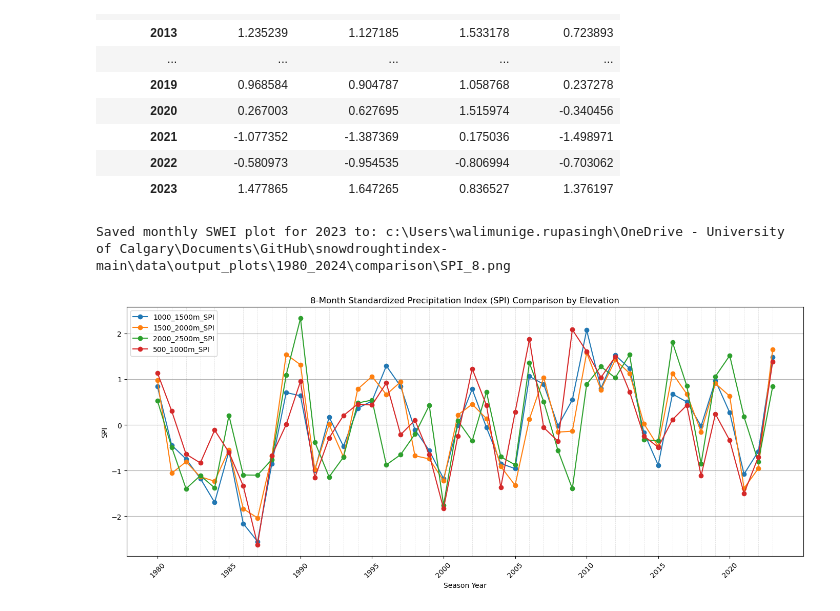
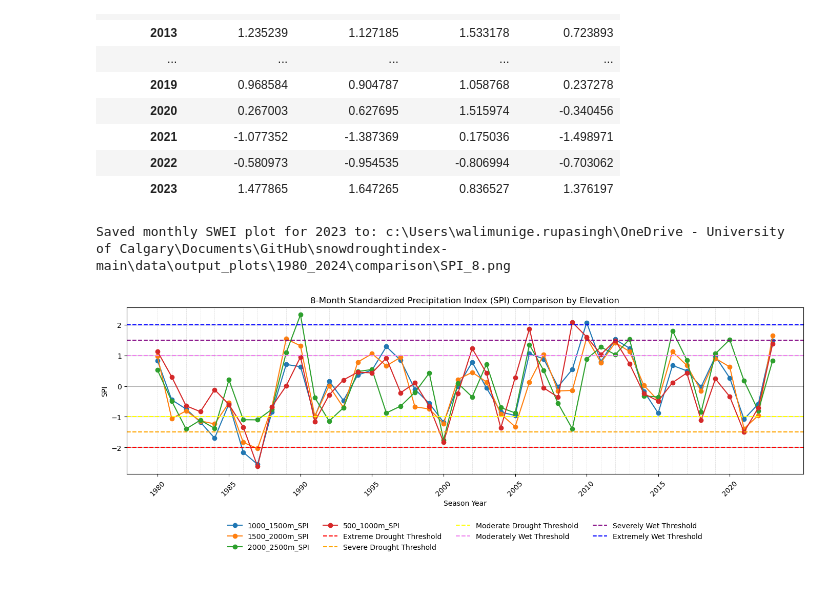
Before and after one commit to Nadiesenali/snowdroughtindex-main, a Jupyter notebook: notebooks/workflows/6_indices_comparison.ipynb, the cells around one changed output. Drawn from its saved outputs; the diff is of its cells as text; code cells hidden in the pictures.

Commit message:
Add initial notebook for 2005 comparison analysis

```diff
--- a/notebooks/workflows/6_indices_comparison.ipynb
+++ b/notebooks/workflows/6_indices_comparison.ipynb
@@ -34,14 +36,16 @@ from snowdroughtindex.core import sswei
 # %%
 # Configuration
 config = {
-    'casr_input_dir': project_root / 'data' / 'output_data' / 'merged_2d'/'1980_2024'/'bow_combined_full_data.csv',
-    'shapefile_dir': project_root / 'data' / 'input_data' / 'shapefiles'/'BowRiverBasin'/'Bow_elevation_combined.shp',
-    'output_dir': project_root / 'data' / 'output_data' / '1980_2024'/ 'comparison',
-    'plots': project_root / 'data' / 'output_plots' / '1980_2024'/'comparison',
+    'casr_input_dir': project_root / 'data' / 'output_data' / 'merged_2d' / '1980_2024' / 'bow_combined_full_data.csv',
+    'SnoDRI_dir': project_root / 'data' / 'output_data' / '1980_2024' / 'comparison' / 'SnoDRI_final.csv',
+    'shapefile_dir': project_root / 'data' / 'input_data' / 'shapefiles' / 'BowRiverBasin' / 'Bow_elevation_combined.shp',
+    'output_dir': project_root / 'data' / 'output_data' / '1980_2024' / 'comparison',
+    'plots': project_root / 'data' / 'output_plots' / '1980_2024' / 'comparison',
 }
 
 # Create output directories
-#config['merged_output_dir'].mkdir(parents=True, exist_ok=True)
+config['output_dir'].mkdir(parents=True, exist_ok=True)
+config['plots'].mkdir(parents=True, exist_ok=True)
 
 print("Configuration set")
 print(f"Output directory: {config['output_dir']}")
@@ -219,11 +223,16 @@ swe_df['daily_SWE_change'] = swe_df['daily_SWE_change'].fillna(0)
 swe_df.loc[swe_df['daily_SWE_change'] < 0, 'daily_SWE_change'] = 0
 
 # drop precipitation, mean_Temp, Max_Temp, Humidity, Flux, month, year, date columns if they exist
-cols_to_drop = ['Precipitation', 'Mean_Temp', 'Max_Temp', 'Humidity', 'Flux', 'month', 'year', 'date']
+cols_to_drop = ['Precipitation', 'Mean_Temp', 'Max_Temp', 'Humidity', 'Flux', 'month', 'year', 'date','Surface_Pressure','Vwind']
 existing = [c for c in cols_to_drop if c in swe_df.columns]
 if existing:
 	swe_df = swe_df.drop(columns=existing)
 
+# save the updated DataFrame to a CSV file
+out_file_swe_change = config['output_dir'] / 'For_SWEI_calculation.csv'
+swe_df.to_csv(out_file_swe_change, index=True)
+print(f"Saved daily SWE change data to: {out_file_swe_change}")
+
 # Display the updated DataFrame
 display(swe_df)
 # %% [output]
@@ -763,26 +1163,34 @@ display(spi_df.tail(20))
 # %%
 # Plot all SPI columns from spi_df on the same graph for comparison
 plt.figure(figsize=(14, 6))
 for col in spi_df.columns:
     plt.plot(spi_df.index, spi_df[col], marker='o', label=col)
 
+# Add thresholds for drought classifications
+plt.axhline(-2.0, color='r', linestyle='--', label='Extreme Drought Threshold')
+plt.axhline(-1.5, color='orange', linestyle='--', label='Severe Drought Threshold')
+plt.axhline(-1.0, color='yellow', linestyle='--', label='Moderate Drought Threshold')
+plt.axhline(1.0, color='violet', linestyle='--', label='Moderately Wet Threshold')
+plt.axhline(1.5, color='purple', linestyle='--', label='Severely Wet Threshold')
+plt.axhline(2.0, color='blue', linestyle='--', label='Extremely Wet Threshold')
+
 plt.xlabel('Season Year')
 plt.ylabel('SPI')
 plt.title('8-Month Standardized Precipitation Index (SPI) Comparison by Elevation')
-plt.legend()
+plt.legend(ncol=4, loc='lower center', bbox_to_anchor=(0.5, -0.50), frameon=False)
 plt.grid(True, axis='y')
 for year in spi_df.index:
     plt.axvline(x=year, color='gray', linestyle='--', linewidth=0.5, alpha=0.3)
 plt.xticks(
     ticks=spi_df.index[::5],  # every 5th year
     labels=spi_df.index[::5],
     rotation=45
 )
 out_path = config['plots'] / 'SPI_8.png'
 plt.tight_layout()
 plt.savefig(out_path, dpi=150)
 print(f"Saved monthly SWEI plot for 2023 to: {out_path}")
 plt.show()
 # %% [output]
 Saved monthly SWEI plot for 2023 to: c:\Users\walimunige.rupasingh\OneDrive - University of Calgary\Documents\GitHub\snowdroughtindex-main\data\output_plots\1980_2024\comparison\SPI_8.png
-[figure, old version]
+[figure, new version]
```
Also changed, not shown: parts of 33 cells of this notebook, 2 other files.
